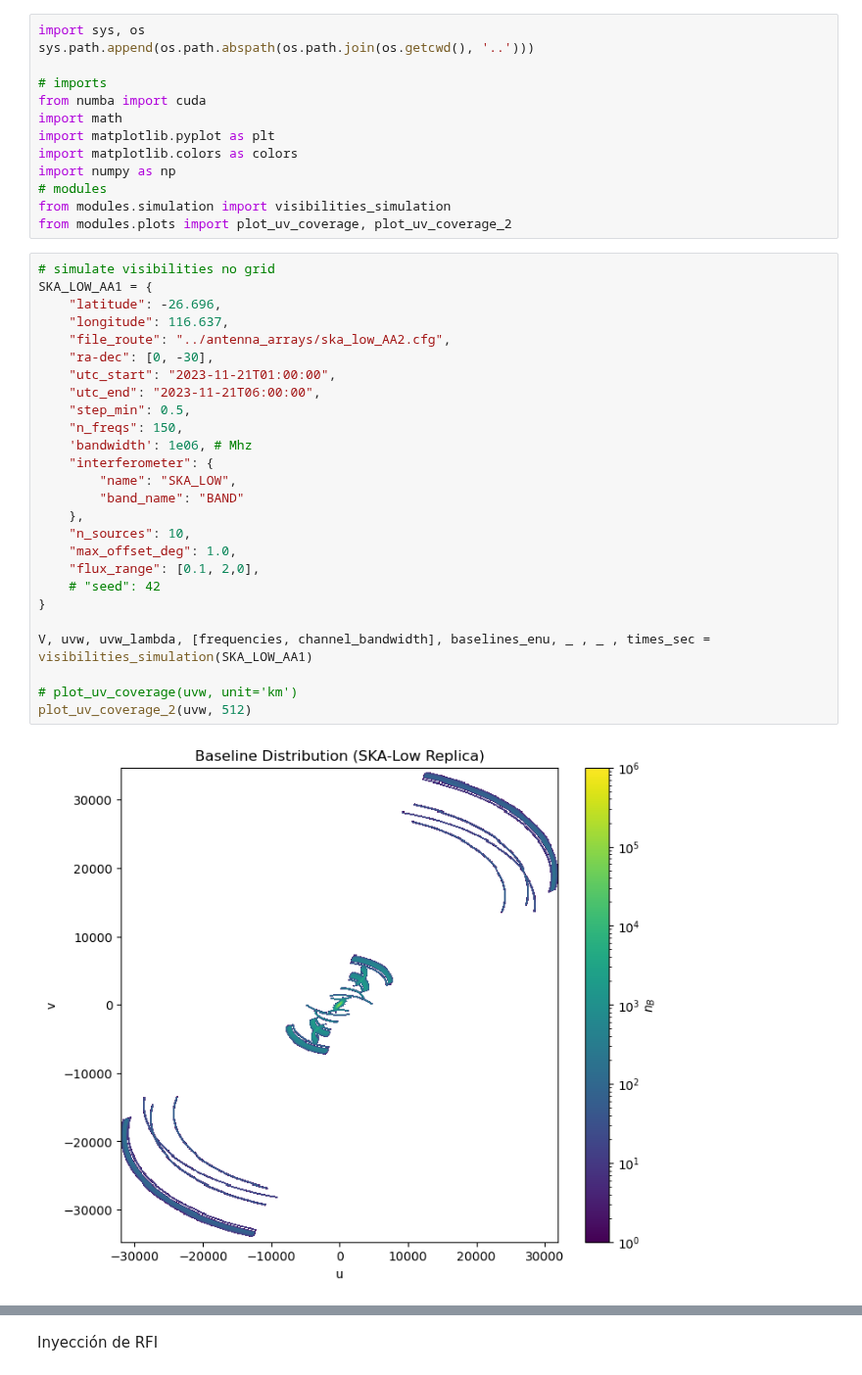
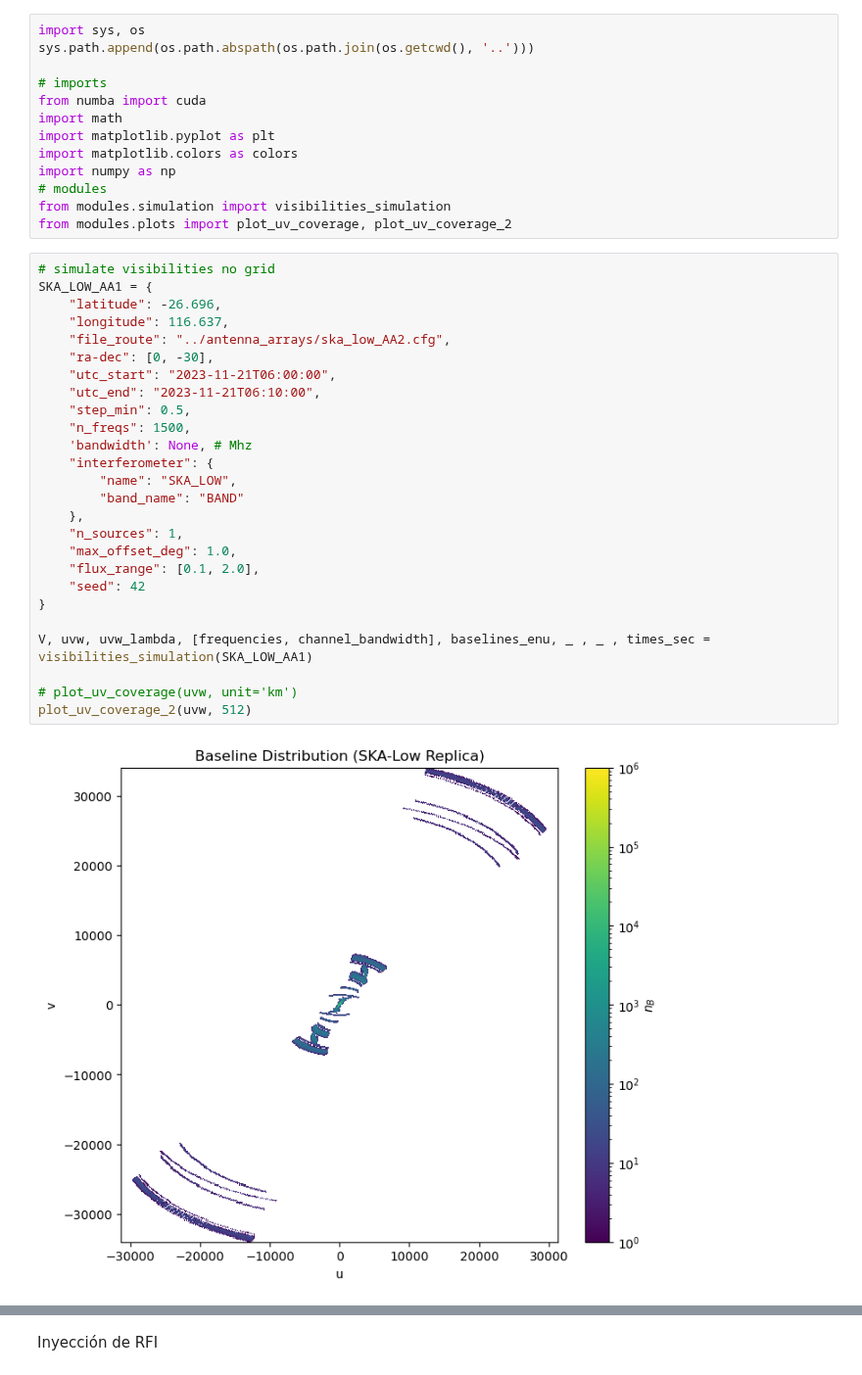
Before and after one commit to Mieres7/RadioInterferometry, a Jupyter notebook: TallerDeInvestigación/RFI.ipynb, the cells around one changed output, grey strips where cells are left out. Shown at 98% size. Drawn from its saved outputs; the diff is of its cells as text.

```diff
--- a/TallerDeInvestigación/RFI.ipynb
+++ b/TallerDeInvestigación/RFI.ipynb
@@ -25,31 +25,31 @@ from modules.plots import plot_uv_coverage, plot_uv_coverage_2
 # %%
 # simulate visibilities no grid
 SKA_LOW_AA1 = {
     "latitude": -26.696,
     "longitude": 116.637,
     "file_route": "../antenna_arrays/ska_low_AA2.cfg",
     "ra-dec": [0, -30],
-    "utc_start": "2023-11-21T01:00:00",
-    "utc_end": "2023-11-21T06:00:00",
+    "utc_start": "2023-11-21T06:00:00",
+    "utc_end": "2023-11-21T06:10:00",
     "step_min": 0.5,
-    "n_freqs": 150,
-    'bandwidth': 1e06, # Mhz
+    "n_freqs": 1500,
+    'bandwidth': None, # Mhz
     "interferometer": {
         "name": "SKA_LOW",
         "band_name": "BAND"
     },
-    "n_sources": 10,
+    "n_sources": 1,
     "max_offset_deg": 1.0,
-    "flux_range": [0.1, 2,0],
-    # "seed": 42
+    "flux_range": [0.1, 2.0],
+    "seed": 42
 }
 
 V, uvw, uvw_lambda, [frequencies, channel_bandwidth], baselines_enu, _ , _ , times_sec = visibilities_simulation(SKA_LOW_AA1)
 
 # plot_uv_coverage(uvw, unit='km')
 plot_uv_coverage_2(uvw, 512)
 # %% [output]
-[figure, old version]
+[figure, new version]
 # %%
 print("uvw shape: ", uvw.shape)
 print("V shape: ", V.shape)
```
Also changed, not shown: parts of 13 cells of this notebook, 2 other files.
